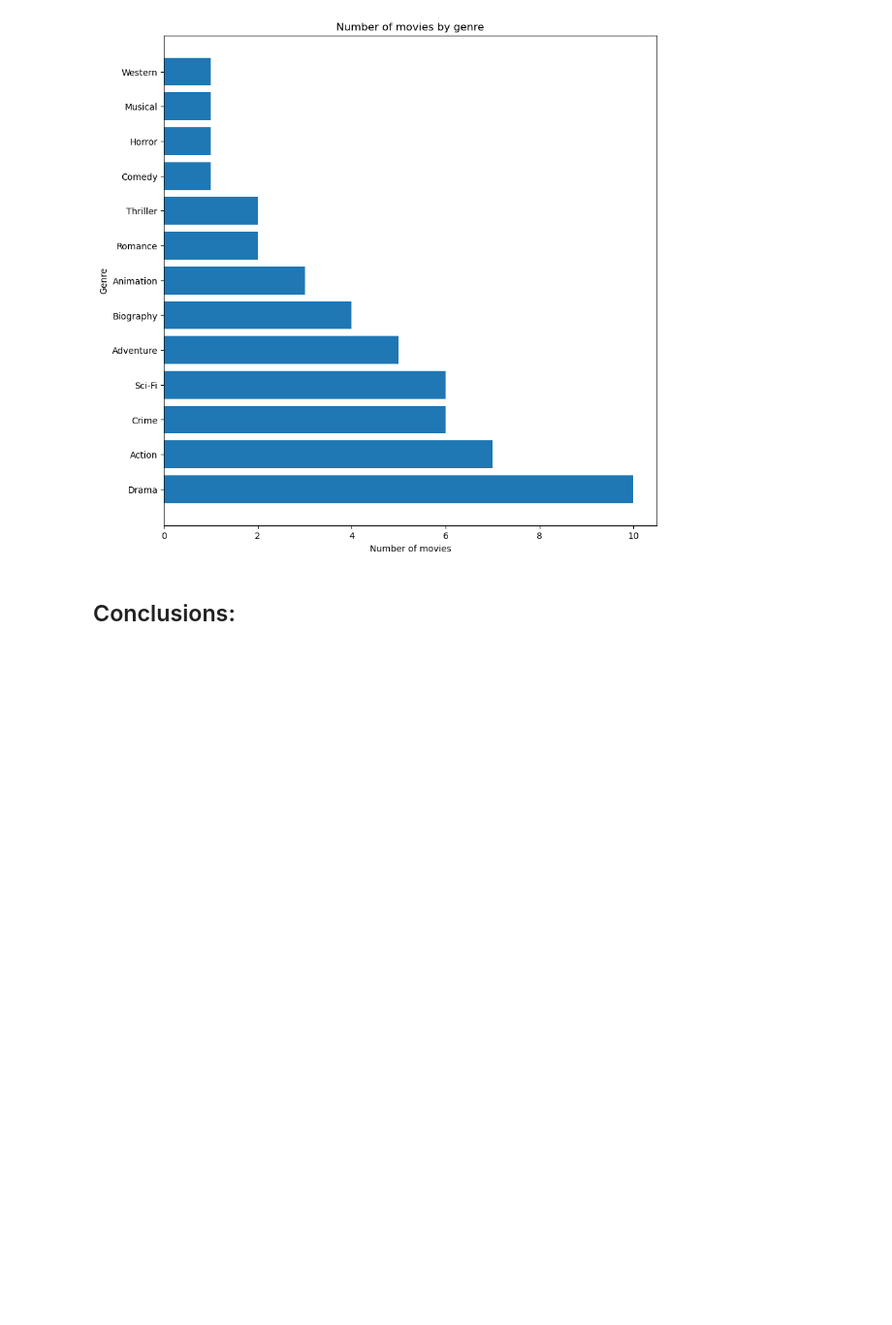
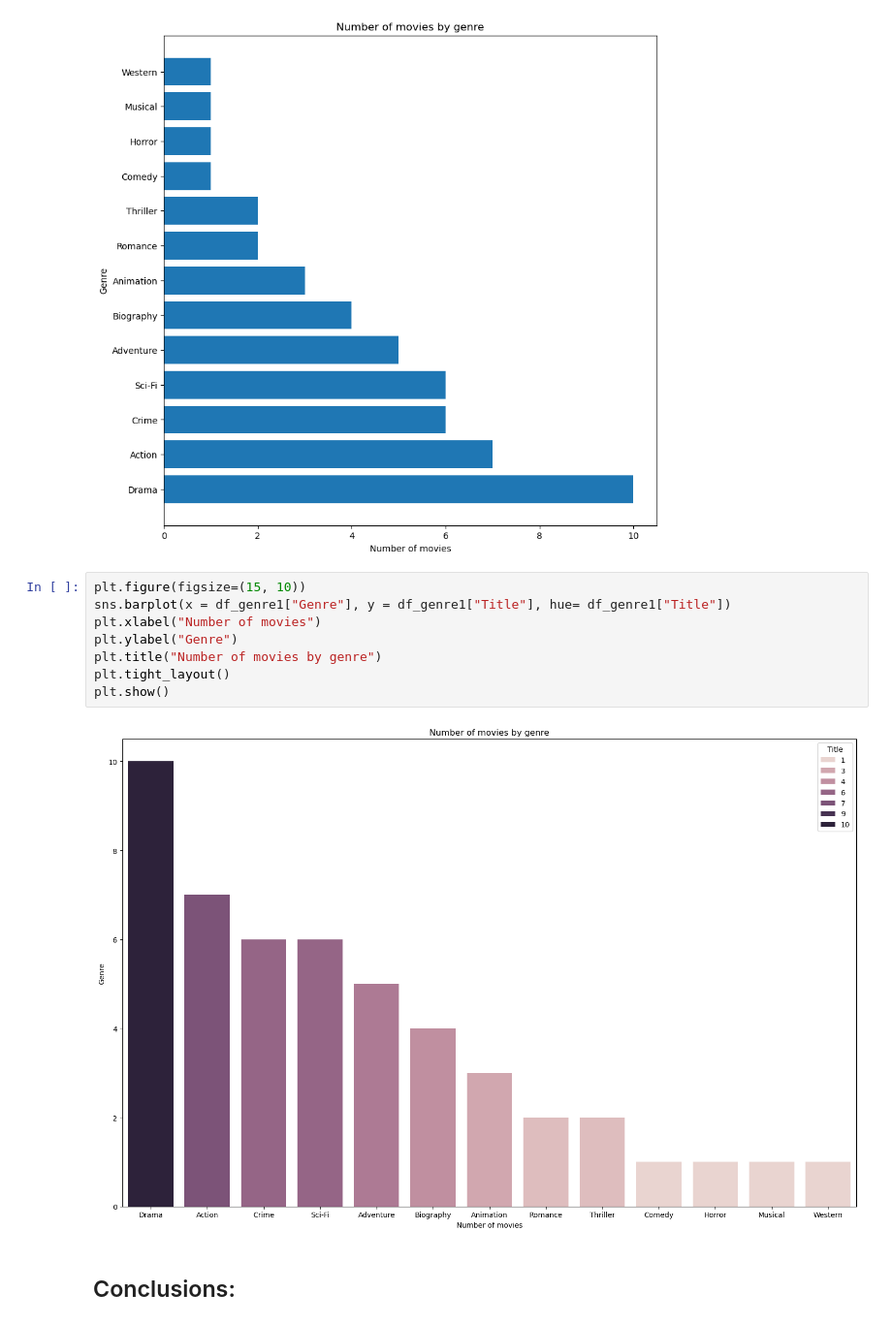
Before and after one commit to Fady-Foash97/Data-analysis-using-Pandas, a Jupyter notebook: Movies_list.ipynb, the cells around one changed output. Shown: that part at 97% size. Saved outputs shown, nothing was run; the diff lists cells and outputs as text; blank space fills up the shorter version.

```diff
--- a/Movies_list.ipynb
+++ b/Movies_list.ipynb
@@ -122,6 +123,16 @@ plt.title("Number of movies by genre")
 plt.show()
 # %% [output]
 [figure]
+# %%
+plt.figure(figsize=(15, 10))
+sns.barplot(x = df_genre1["Genre"], y = df_genre1["Title"], hue= df_genre1["Title"])
+plt.xlabel("Number of movies")
+plt.ylabel("Genre")
+plt.title("Number of movies by genre")
+plt.tight_layout()
+plt.show()
+# %% [output]
+[figure, added]
 # %% [markdown]
 ## Conclusions:
 # %% [markdown]
```
Also changed, not shown: parts of 5 cells of this notebook.
